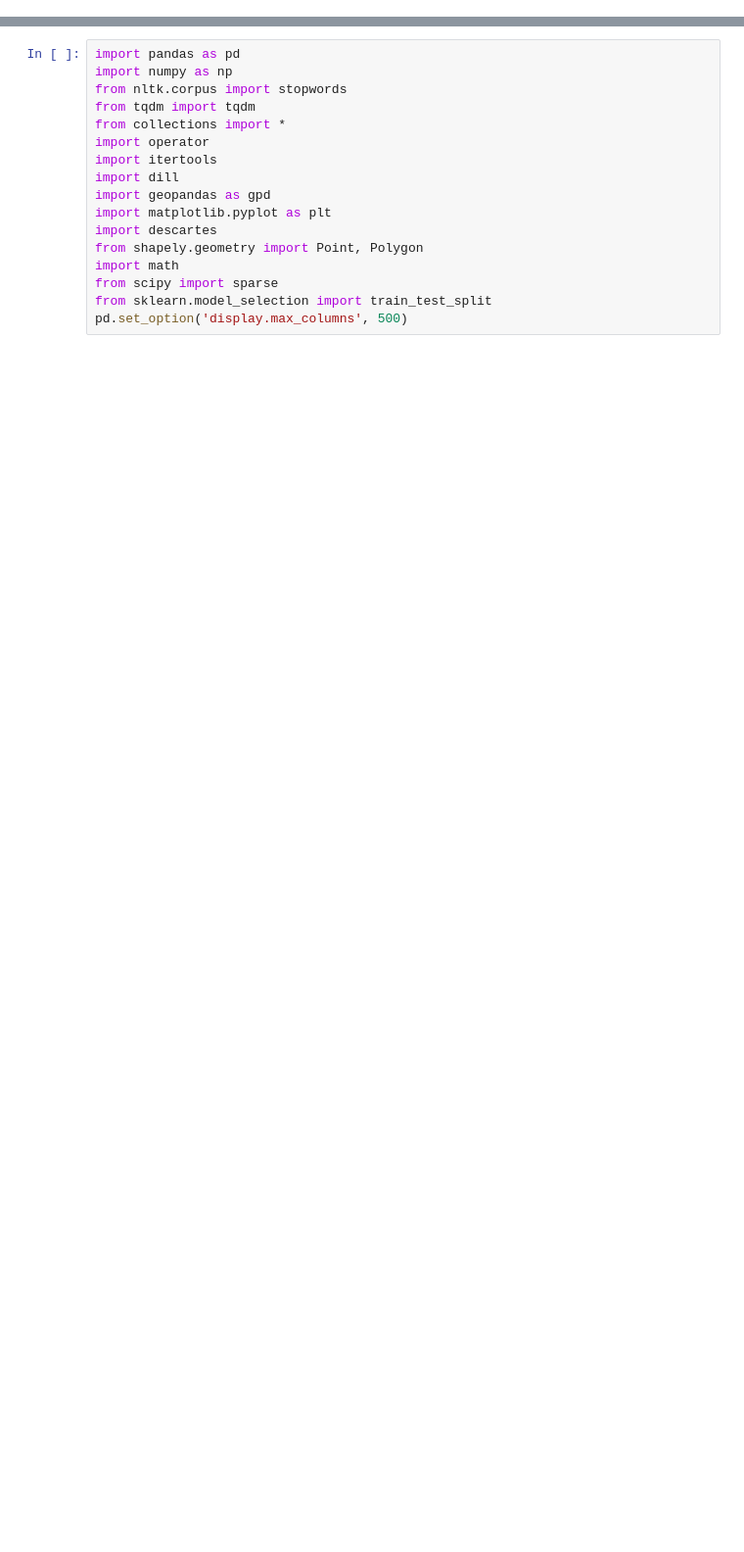
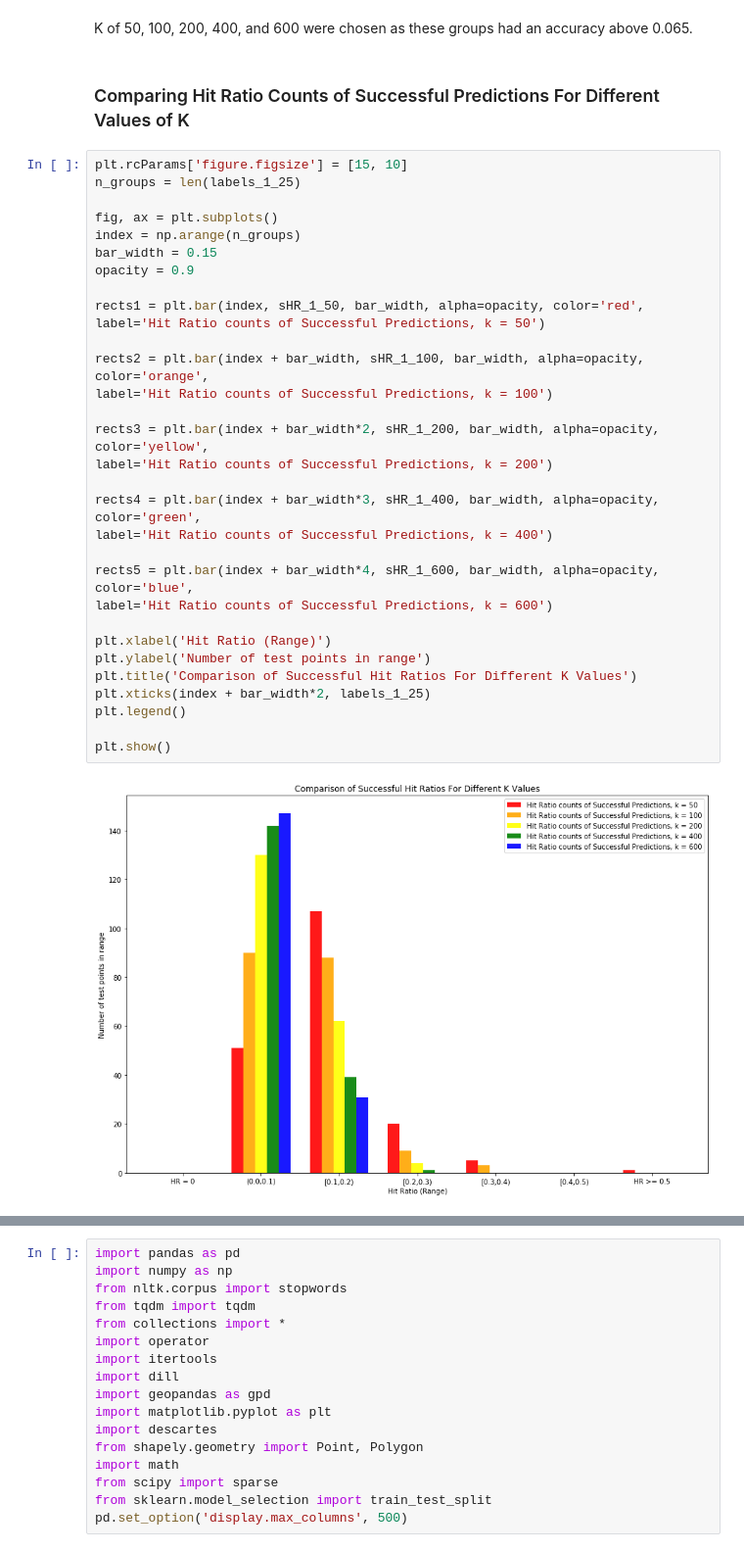
Before and after one commit to lowkait/YELP-Project-2019-Reviews-Analysis-for-Classifying-Businesses-into-Neighbourhoods-in-Toronto, a Jupyter notebook: Results for 10000-1 Test Cases.ipynb, the cells around one changed output, grey strips where cells are left out. Shown at 98% size. Saved outputs shown, nothing was run; the diff lists cells and outputs as text; blank space fills up the shorter version.

```diff
--- a/Results for 10000-1 Test Cases.ipynb
+++ b/Results for 10000-1 Test Cases.ipynb
@@ -3,0 +39,37 @@ dill.dump_session(filename)
+# %% [markdown]
+K of 50, 100, 200, 400, and 600 were chosen as these groups had an accuracy above 0.065.
+# %% [markdown]
+### Comparing Hit Ratio Counts of Successful Predictions For Different Values of K
+# %%
+plt.rcParams['figure.figsize'] = [15, 10]
+n_groups = len(labels_1_25)
+
+fig, ax = plt.subplots()
+index = np.arange(n_groups)
+bar_width = 0.15
+opacity = 0.9
+
+rects1 = plt.bar(index, sHR_1_50, bar_width, alpha=opacity, color='red',
+label='Hit Ratio counts of Successful Predictions, k = 50')
+
+rects2 = plt.bar(index + bar_width, sHR_1_100, bar_width, alpha=opacity, color='orange',
+label='Hit Ratio counts of Successful Predictions, k = 100')
+
+rects3 = plt.bar(index + bar_width*2, sHR_1_200, bar_width, alpha=opacity, color='yellow',
+label='Hit Ratio counts of Successful Predictions, k = 200')
+
+rects4 = plt.bar(index + bar_width*3, sHR_1_400, bar_width, alpha=opacity, color='green',
+label='Hit Ratio counts of Successful Predictions, k = 400')
+
+rects5 = plt.bar(index + bar_width*4, sHR_1_600, bar_width, alpha=opacity, color='blue',
+label='Hit Ratio counts of Successful Predictions, k = 600')
+
+plt.xlabel('Hit Ratio (Range)')
+plt.ylabel('Number of test points in range')
+plt.title('Comparison of Successful Hit Ratios For Different K Values')
+plt.xticks(index + bar_width*2, labels_1_25)
+plt.legend()
+
+plt.show()
+# %% [output]
+[figure, added]
```
Also changed, not shown: parts of 31 cells of this notebook, 1 other file.
